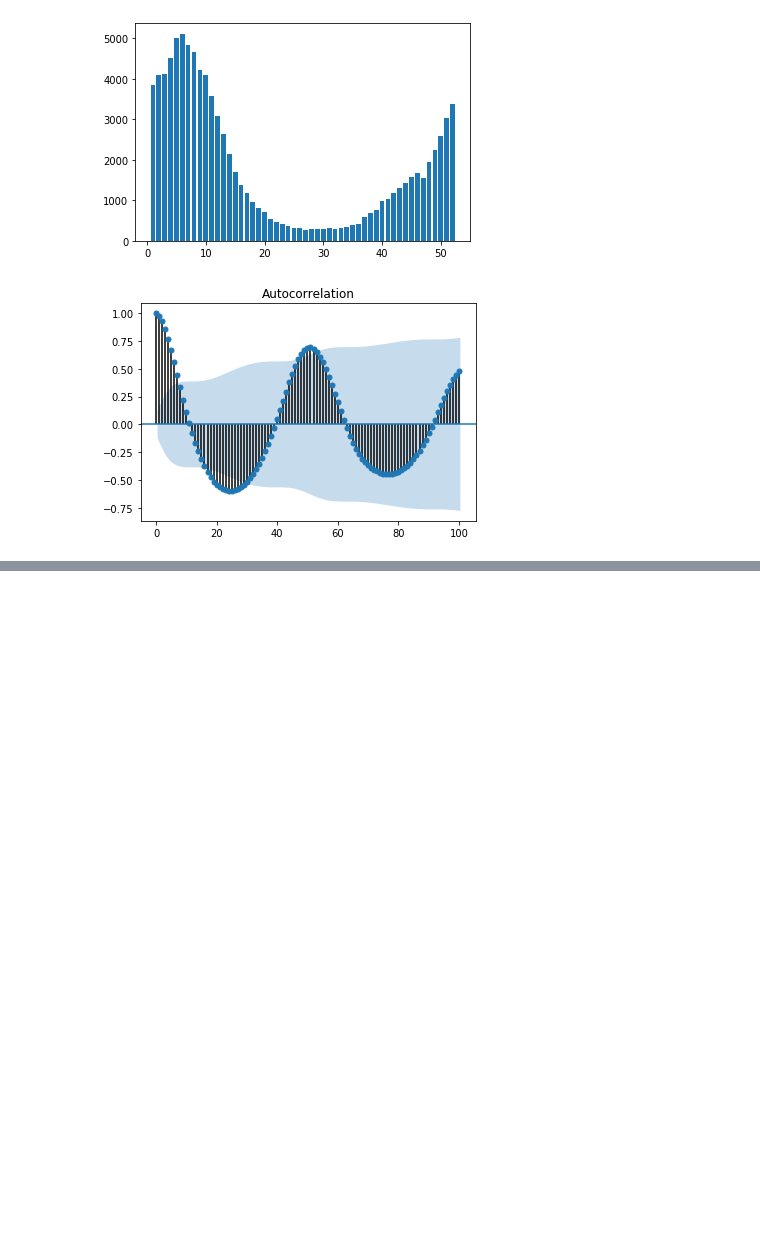
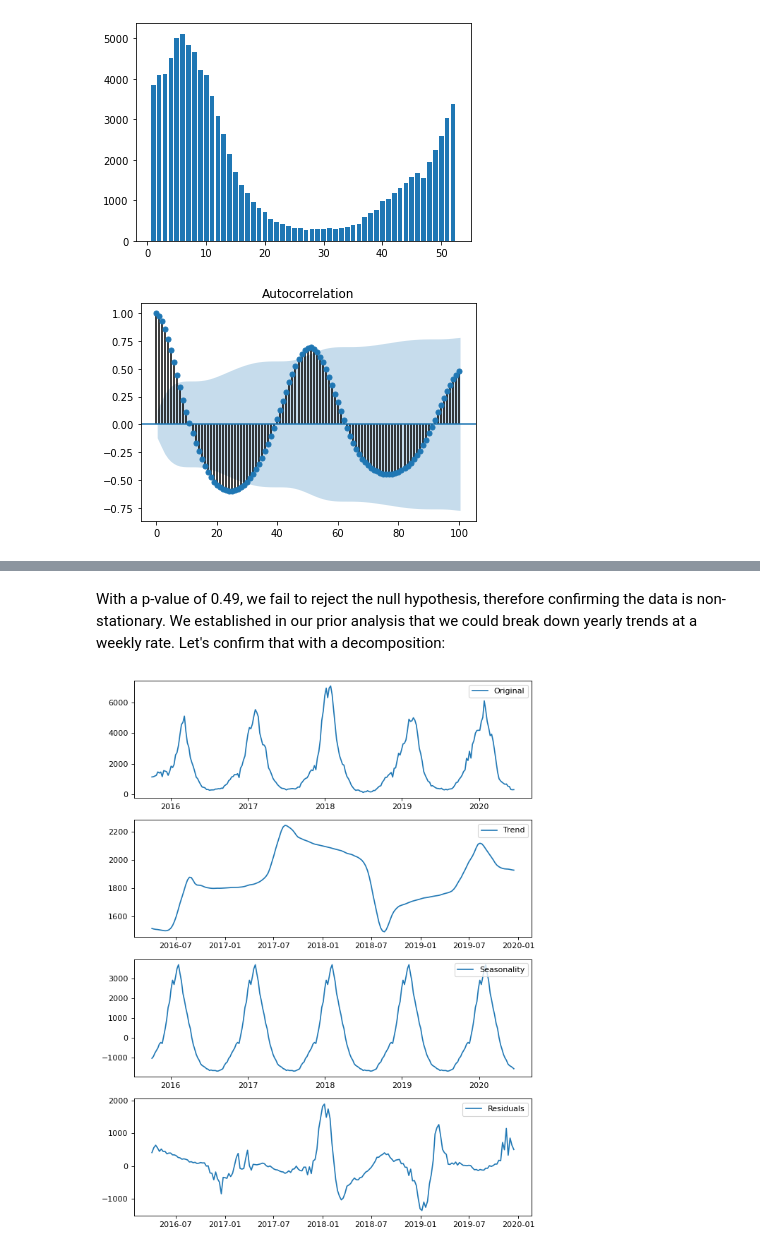
Before and after one commit to mjwolfe91/QTW-CaseStudy4, a Jupyter notebook: FluForecasting.ipynb, the cells around one changed output, grey strips where cells are left out. Drawn from its saved outputs; the diff is of its cells as text; code cells hidden in the pictures; blank space fills up the shorter version.

```diff
--- a/FluForecasting.ipynb
+++ b/FluForecasting.ipynb
@@ -96,0 +136,24 @@ plt.show()
+# %% [markdown]
+With a p-value of 0.49, we fail to reject the null hypothesis, therefore confirming the data is non-stationary. We established in our prior analysis that we could break down yearly trends at a weekly rate. Let's confirm that with a decomposition:
+# %%
+decomposition = seasonal_decompose(FluCases2015)
+
+trend = decomposition.trend
+seasonal = decomposition.seasonal
+residual = decomposition.resid
+plt.figure(num=None, figsize=(8, 10), dpi=80, facecolor='w', edgecolor='k')
+plt.subplot(411)
+plt.plot(FluCases2015, label='Original')
+plt.legend(loc='best')
+plt.subplot(412)
+plt.plot(trend, label='Trend')
+plt.legend(loc='best')
+plt.subplot(413)
+plt.plot(seasonal,label='Seasonality')
+plt.legend(loc='best')
+plt.subplot(414)
+plt.plot(residual, label='Residuals')
+plt.legend(loc='best')
+plt.tight_layout()
+# %% [output]
+[figure, added]
```
Also changed, not shown: parts of 16 cells of this notebook.
